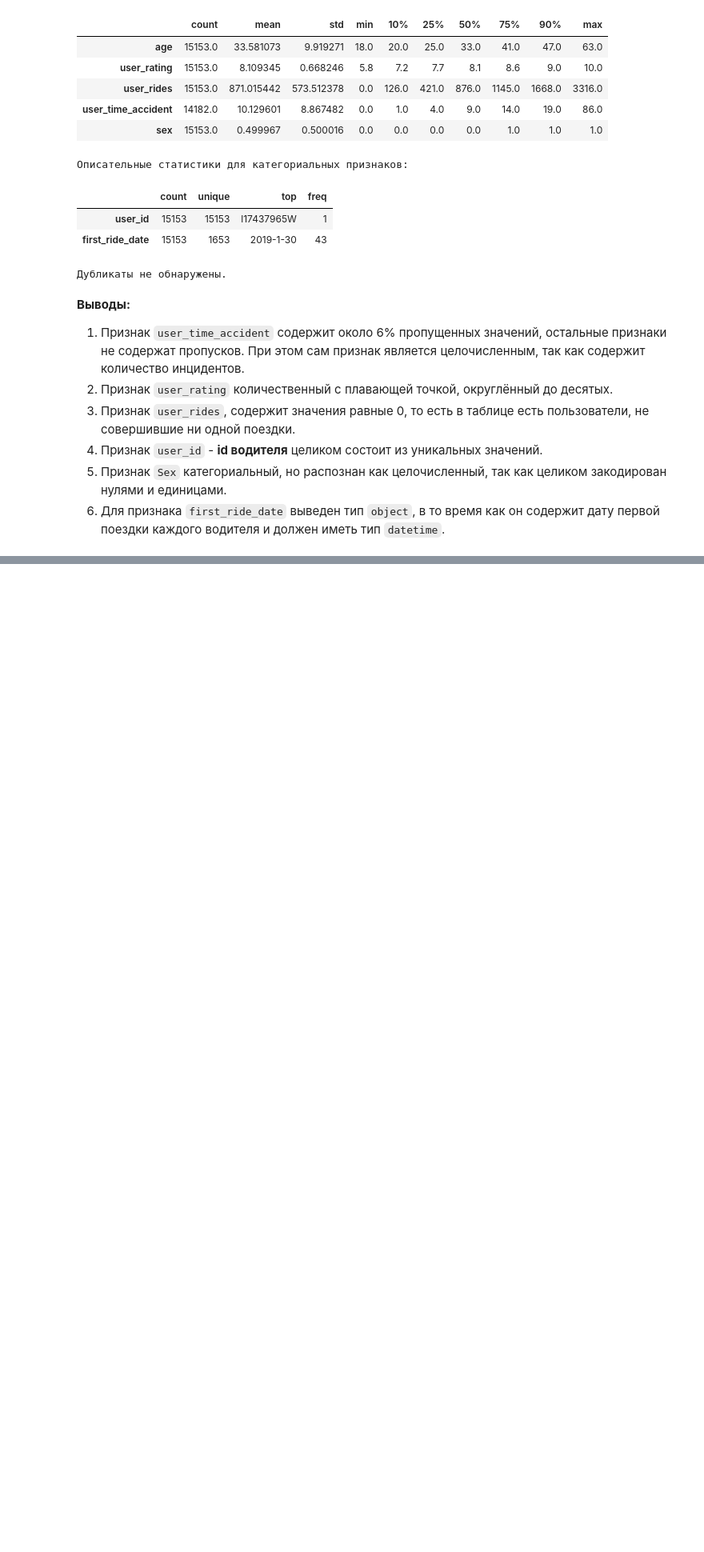
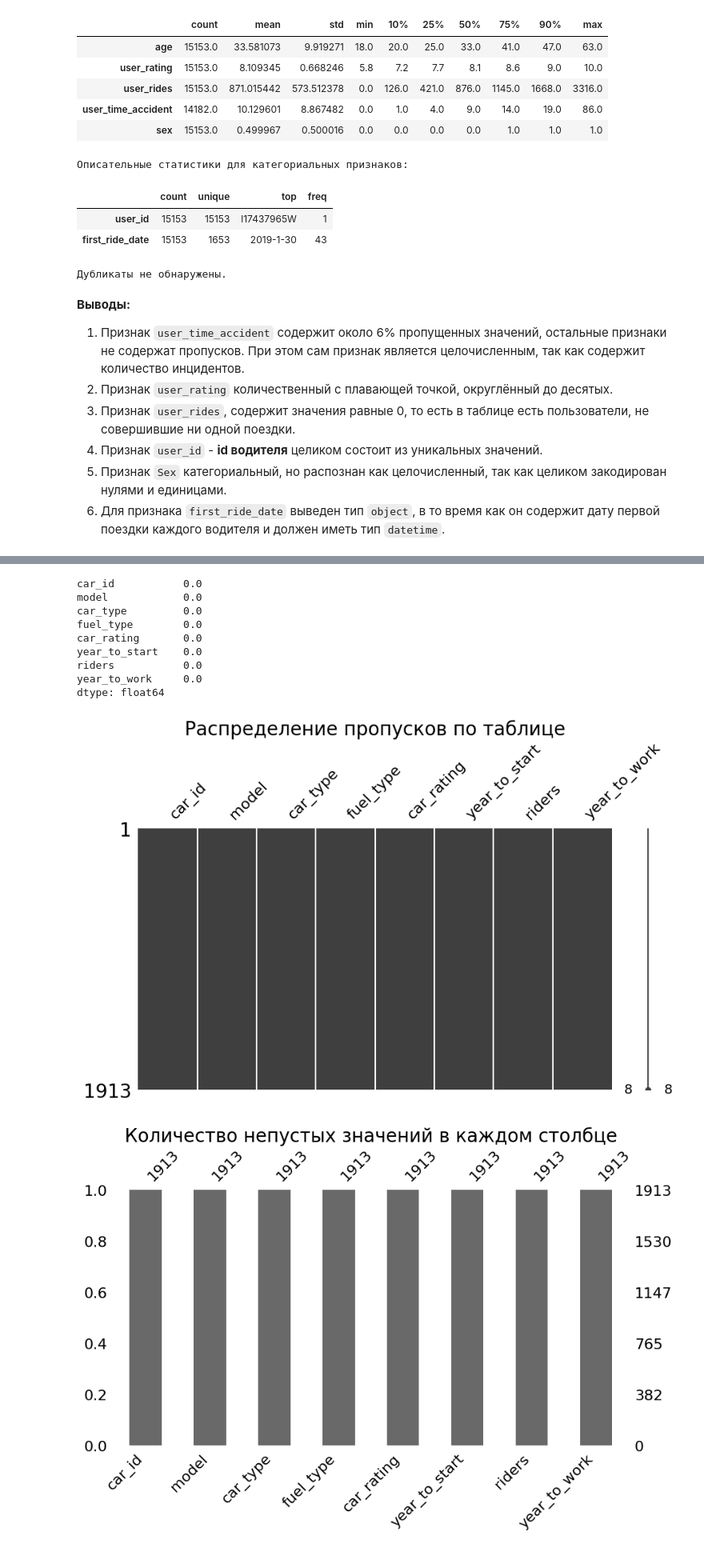
Before and after one commit to AlekseiBogachev/competitive_ds_cource_prj, a Jupyter notebook: notebooks/exploratory/eda.ipynb, the cells around one changed output, grey strips where cells are left out. Shown at 80% size. Cells and saved outputs as stored; diff of their text form; code cells hidden in the pictures; blank space fills up the shorter version.

```diff
--- a/notebooks/exploratory/eda.ipynb
+++ b/notebooks/exploratory/eda.ipynb
@@ -235,0 +383,7 @@ review_data(rides_info)
+# %%
+car_test: pd.DataFrame = pd.read_csv(
+    "./data/raw/car_test.csv"
+)
+
+review_data(car_test)
+# %% [output]
@@ -235,0 +424,11 @@ review_data(rides_info)
+car_id           0.0
+model            0.0
+car_type         0.0
+fuel_type        0.0
+car_rating       0.0
+year_to_start    0.0
+riders           0.0
+year_to_work     0.0
+dtype: float64
+[figure, added]
+[figure, added]
```
Also changed, not shown: parts of 14 cells of this notebook.
